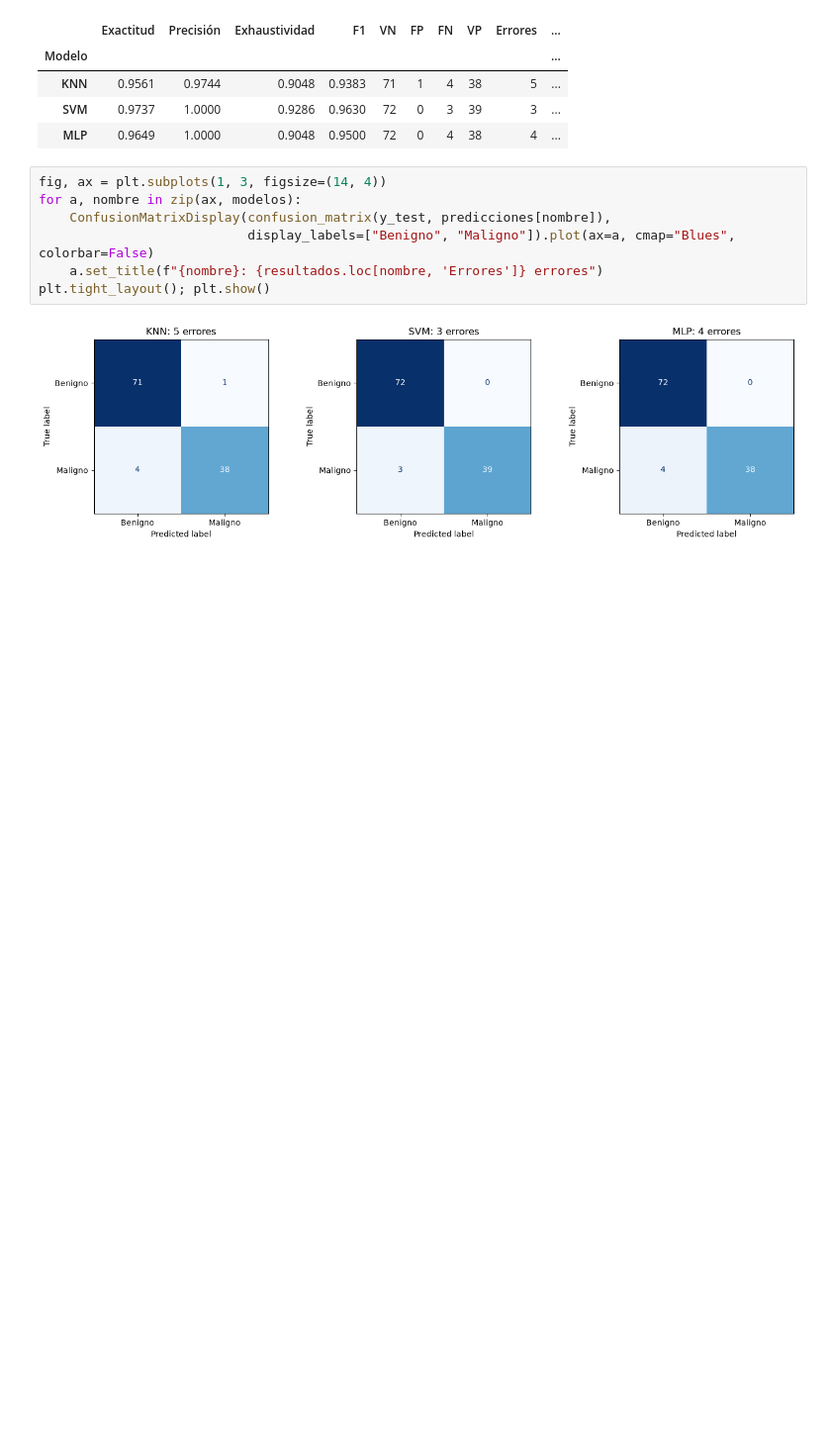
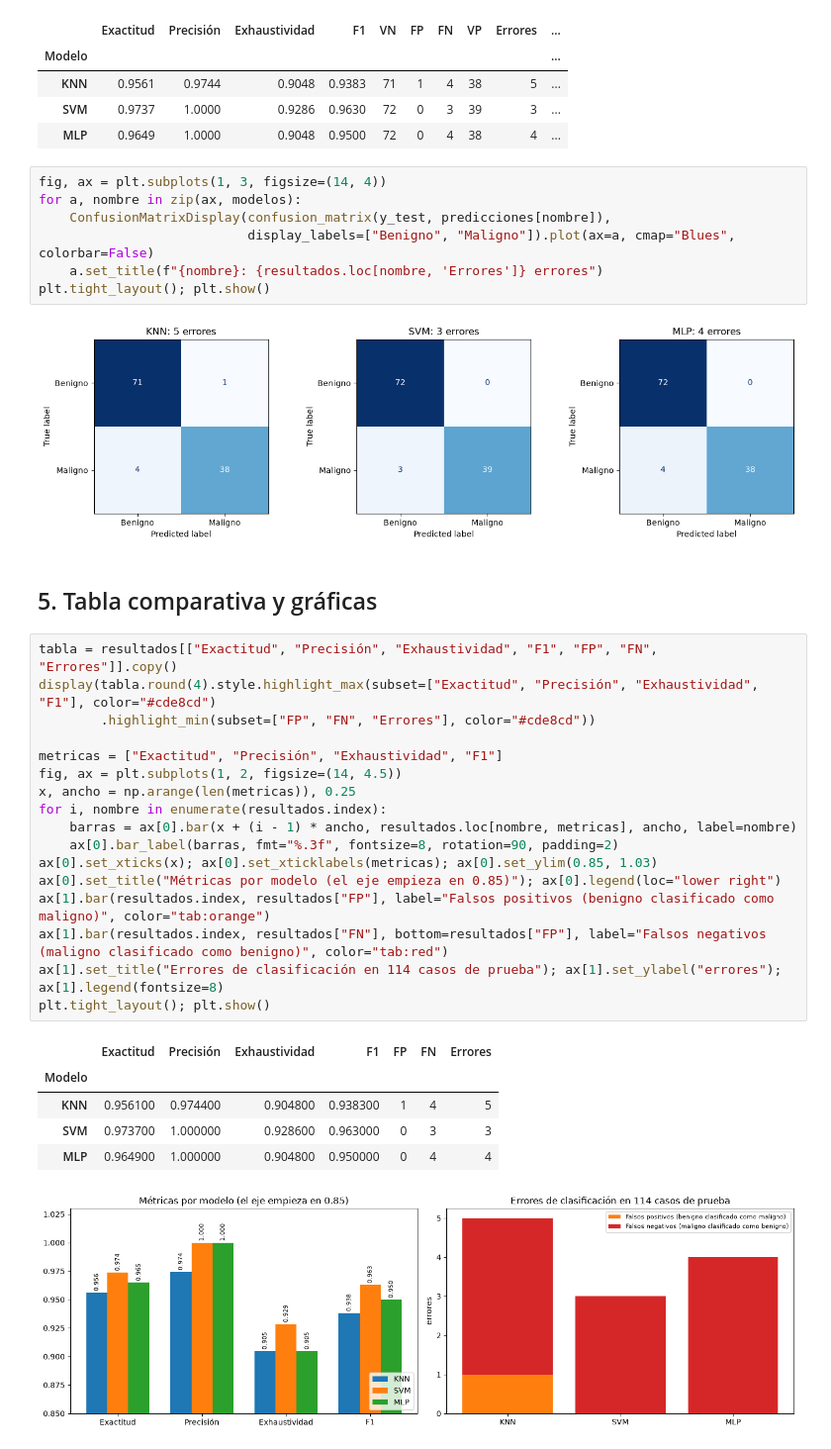
Before and after one commit to strawrabbit0424/comparacion-knn-svm-mlp, a Jupyter notebook: Comparacion_KNN_SVM_MLP.ipynb, the cells around one changed output. Shown at 99% size. Drawn from its saved outputs; the diff is of its cells as text; blank space fills up the shorter version.

Commit message:
Agrega tabla comparativa y gráficas de métricas y de errores

```diff
--- a/Comparacion_KNN_SVM_MLP.ipynb
+++ b/Comparacion_KNN_SVM_MLP.ipynb
@@ -183,3 +183,29 @@ for a, nombre in zip(ax, modelos):
 plt.tight_layout(); plt.show()
 # %% [output]
 [figure]
+# %% [markdown]
+## 5. Tabla comparativa y gráficas
+# %%
+tabla = resultados[["Exactitud", "Precisión", "Exhaustividad", "F1", "FP", "FN", "Errores"]].copy()
+display(tabla.round(4).style.highlight_max(subset=["Exactitud", "Precisión", "Exhaustividad", "F1"], color="#cde8cd")
+        .highlight_min(subset=["FP", "FN", "Errores"], color="#cde8cd"))
+
+metricas = ["Exactitud", "Precisión", "Exhaustividad", "F1"]
+fig, ax = plt.subplots(1, 2, figsize=(14, 4.5))
+x, ancho = np.arange(len(metricas)), 0.25
+for i, nombre in enumerate(resultados.index):
+    barras = ax[0].bar(x + (i - 1) * ancho, resultados.loc[nombre, metricas], ancho, label=nombre)
+    ax[0].bar_label(barras, fmt="%.3f", fontsize=8, rotation=90, padding=2)
+ax[0].set_xticks(x); ax[0].set_xticklabels(metricas); ax[0].set_ylim(0.85, 1.03)
+ax[0].set_title("Métricas por modelo (el eje empieza en 0.85)"); ax[0].legend(loc="lower right")
+ax[1].bar(resultados.index, resultados["FP"], label="Falsos positivos (benigno clasificado como maligno)", color="tab:orange")
+ax[1].bar(resultados.index, resultados["FN"], bottom=resultados["FP"], label="Falsos negativos (maligno clasificado como benigno)", color="tab:red")
+ax[1].set_title("Errores de clasificación en 114 casos de prueba"); ax[1].set_ylabel("errores"); ax[1].legend(fontsize=8)
+plt.tight_layout(); plt.show()
+# %% [output]
+|  | Exactitud | Precisión | Exhaustividad | F1 | FP | FN | Errores |
+| Modelo |  |  |  |  |  |  |  |
+| KNN | 0.956100 | 0.974400 | 0.904800 | 0.938300 | 1 | 4 | 5 |
+| SVM | 0.973700 | 1.000000 | 0.928600 | 0.963000 | 0 | 3 | 3 |
+| MLP | 0.964900 | 1.000000 | 0.904800 | 0.950000 | 0 | 4 | 4 |
+[figure, added]
```
